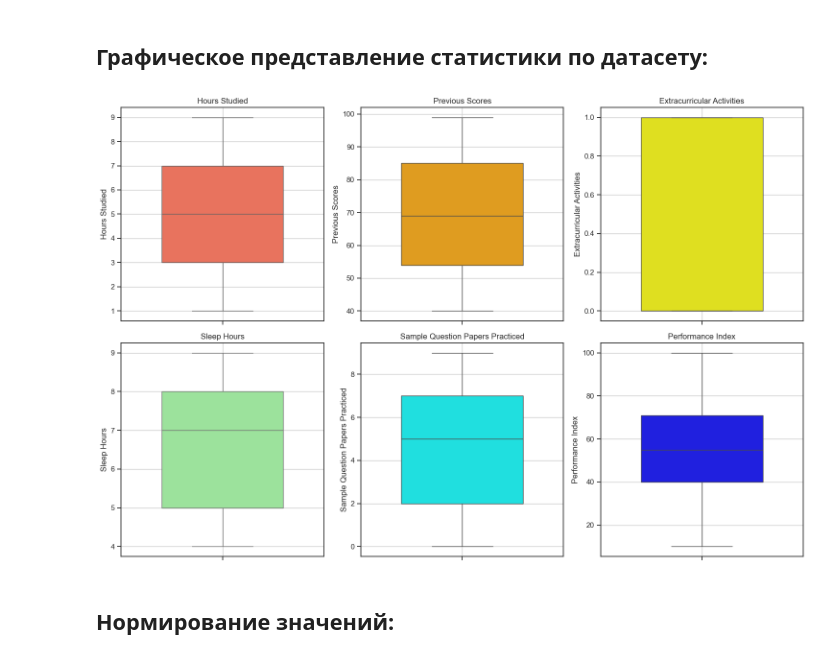
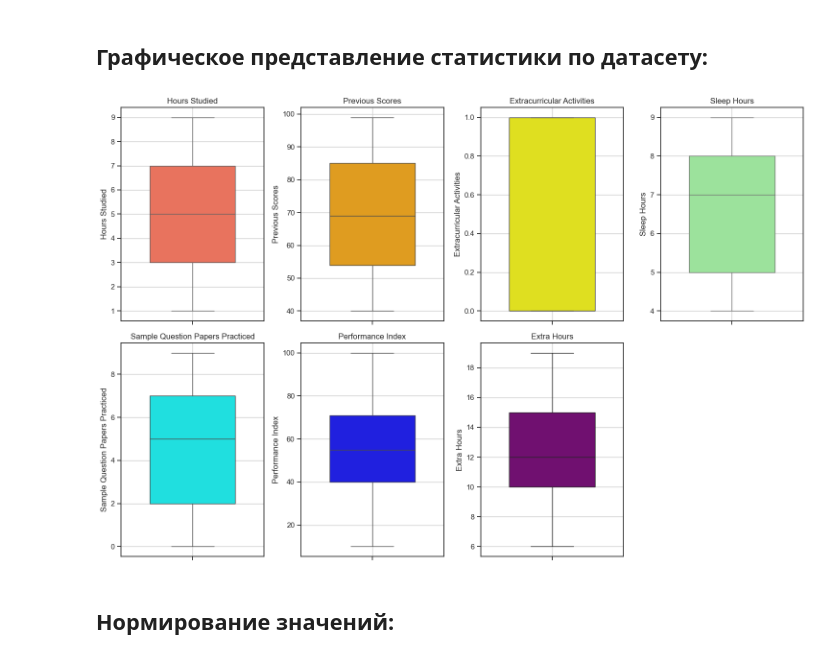
Before and after one commit to svinoczarITMO/s5-ais-lab3, a Jupyter notebook: solution.ipynb, the cells around one changed output. Cells and saved outputs as stored; diff of their text form; code cells hidden in the pictures.

```diff
--- a/solution.ipynb
+++ b/solution.ipynb
@@ -9,3 +9,4 @@ df = pd.read_csv("Student_Performance.csv")
 with pd.option_context("future.no_silent_downcasting", True): # df.replace is deprecated
     df = df.replace('Yes', 1).replace('No', 0)
 df.isna().all()
+df['Extra Hours'] = 24 - (df['Hours Studied'] + df['Sleep Hours'])
@@ -36,20 +29,20 @@ df.describe()
 # %%
 sns.set_theme(style="ticks")
 plt.figure(figsize=(15, 10))
 
-colors = ['tomato', 'orange', 'yellow', 'lightgreen', 'cyan', 'blue']
+colors = ['tomato', 'orange', 'yellow', 'lightgreen', 'cyan', 'blue', 'purple']
 parameters = df.columns
 
 for i, parameter in enumerate(parameters):
-    plt.subplot(2, 3, i+1)  # Устанавливаем положение подграфиков
+    plt.subplot(2, 4, i+1)  # Устанавливаем положение подграфиков
     sns.boxplot(y=df[parameter], color=colors[i], width=0.6)
     plt.title(parameter)
     plt.grid()
 
 plt.tight_layout()
 plt.show()
 # %% [output]
-[figure, old version]
+[figure, new version]
 # %% [markdown]
 ## Нормирование значений:
 # %%
```
Also changed, not shown: parts of 5 cells of this notebook.
